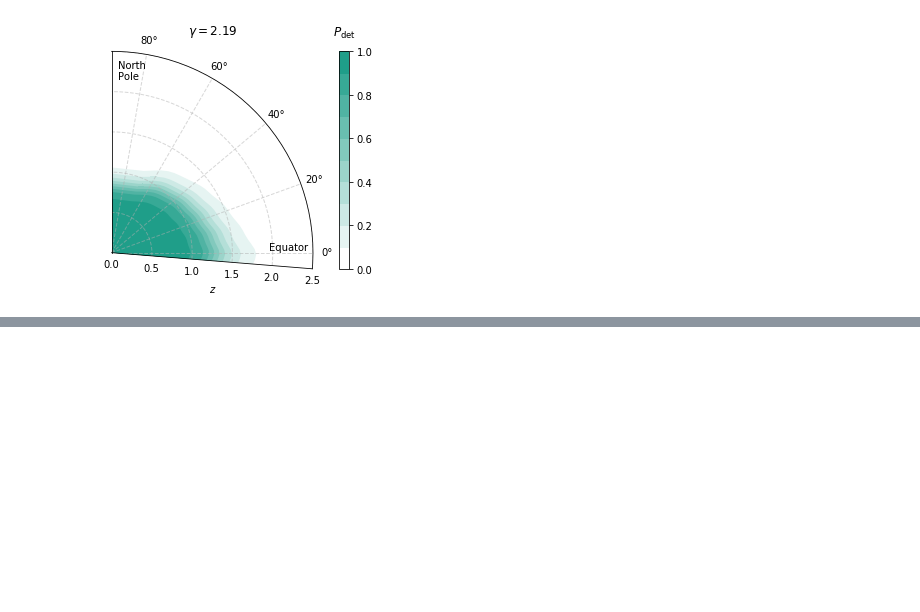
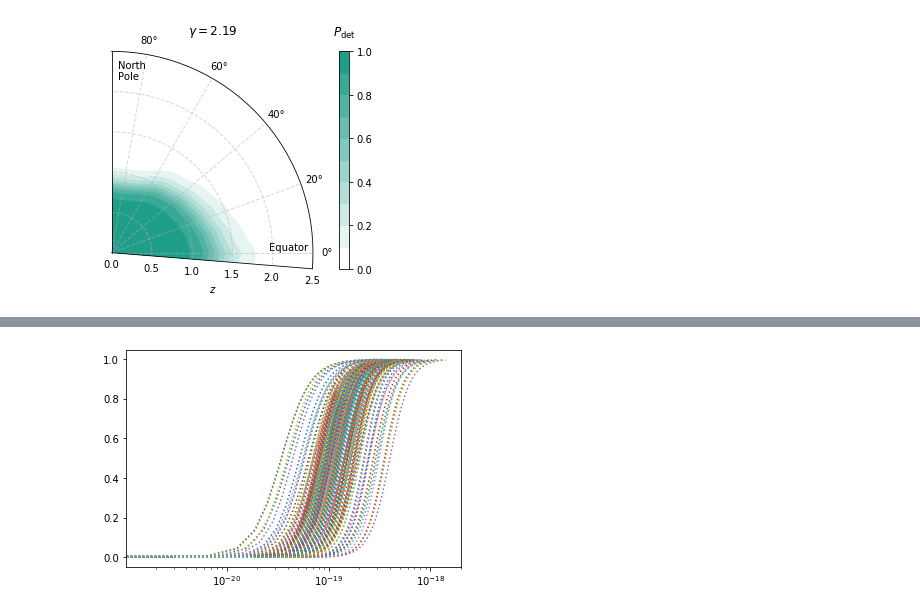
Before and after one commit to cescalara/nu_pop, a Jupyter notebook: 1_detection_probability/detection_probability.ipynb, the cells around one changed output, grey strips where cells are left out. Drawn from its saved outputs; the diff is of its cells as text; code cells hidden in the pictures; blank space fills up the shorter version.

```diff
--- a/1_detection_probability/detection_probability.ipynb
+++ b/1_detection_probability/detection_probability.ipynb
@@ -246,0 +252,15 @@ Text(0.017453292519943295, 1.95, 'Equator')
+# %%
+def fit_func(phi, centre, width):
+    return  1 / ( 1 + np.power(width, -(np.log(phi)-np.log(centre)) ) )
+# %%
+fit_params = np.zeros((len(dec_to_sim), len(index_to_sim), 2))
+
+for i, dec in enumerate(dec_to_sim):
+    for j, index in enumerate(index_to_sim):
+        phi_tmp = phi[i][j]
+        Pdet_dec_tmp = Pdet_dec[i][j]
+
+        out, _ = curve_fit(fit_func, phi_tmp, Pdet_dec_tmp, p0=[1e-19, 50])
+        fit_params[i][j] = out
+# %% [output]
+[figure, added]
```
Also changed, not shown: parts of 3 cells of this notebook.
